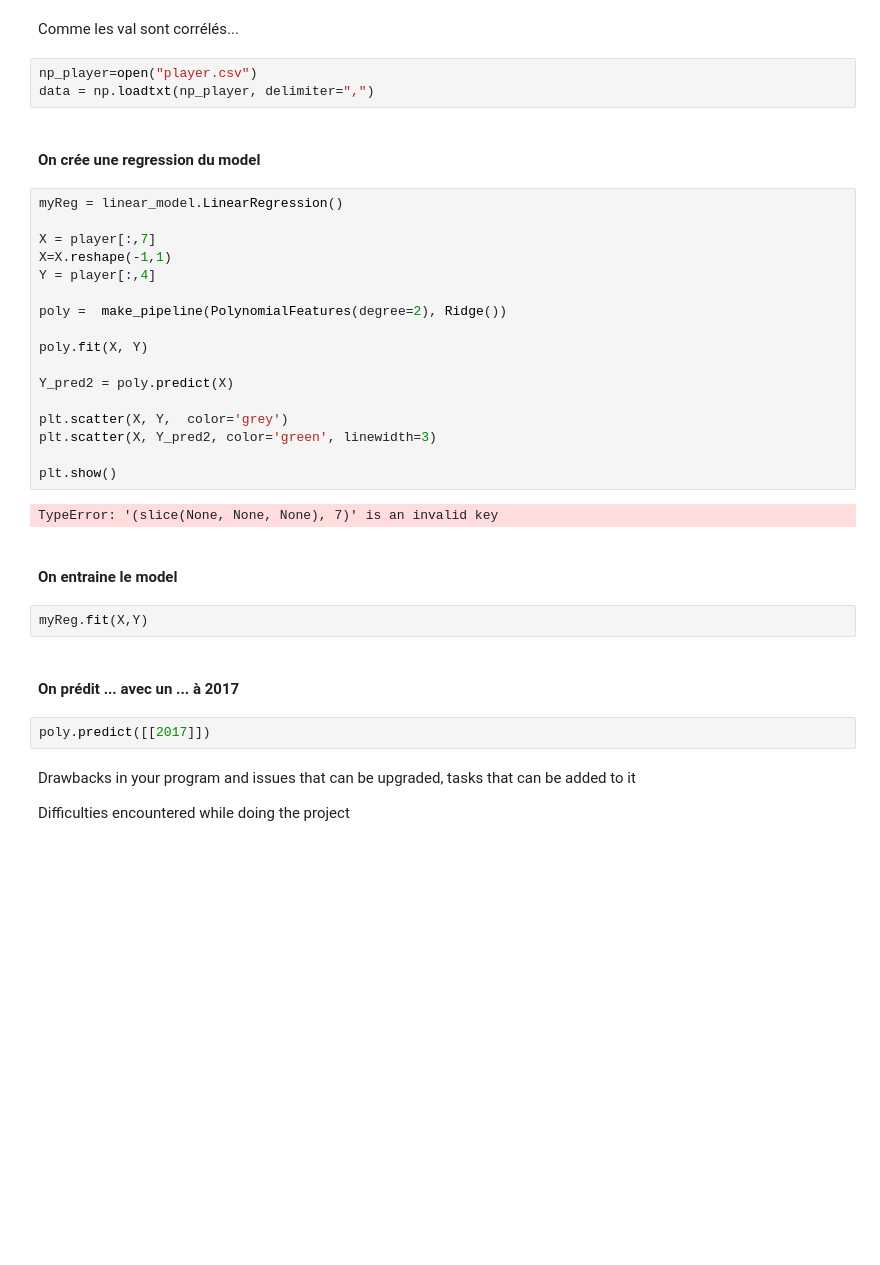
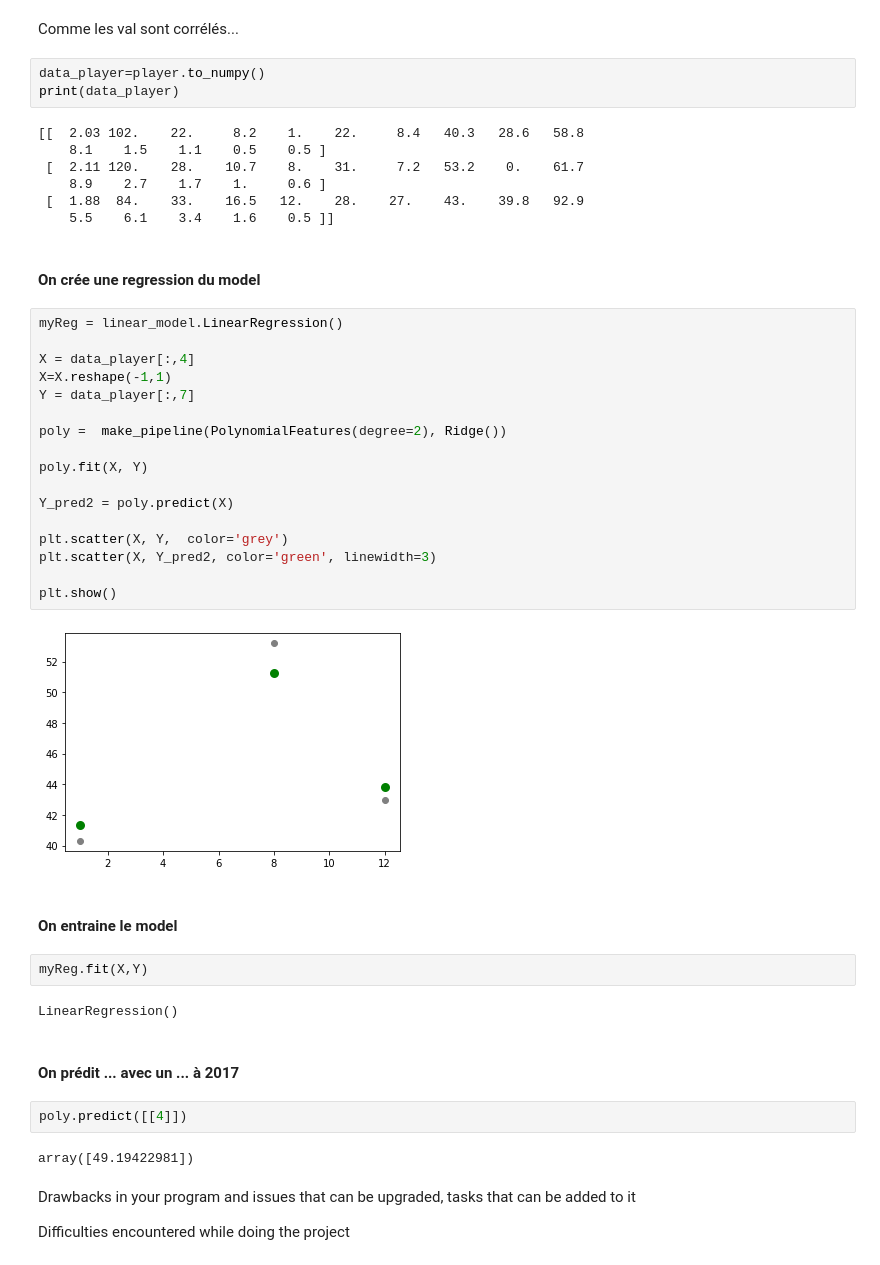
Before and after one commit to py2378/project_nba_python, a Jupyter notebook: nba_stat.ipynb, the cells around one changed output. Cells and saved outputs as stored; diff of their text form; blank space fills up the shorter version.

Commit message:
Predict

```diff
--- a/nba_stat.ipynb
+++ b/nba_stat.ipynb
@@ -67,38 +67,49 @@ heatmap.set_title('Correlation Heatmap', fontdict={'fontsize':12}, pad=12);
 ## Prediction
 # %% [markdown]
 Comme les val sont corrélés...
-# %%
-np_player=open("player.csv")
-data = np.loadtxt(np_player, delimiter=",")
+# %%
+data_player=player.to_numpy()
+print(data_player)
+# %% [output]
+[[  2.03 102.    22.     8.2    1.    22.     8.4   40.3   28.6   58.8
+    8.1    1.5    1.1    0.5    0.5 ]
+ [  2.11 120.    28.    10.7    8.    31.     7.2   53.2    0.    61.7
+    8.9    2.7    1.7    1.     0.6 ]
+ [  1.88  84.    33.    16.5   12.    28.    27.    43.    39.8   92.9
+    5.5    6.1    3.4    1.6    0.5 ]]
 # %% [markdown]
 #### On crée une regression du model
 # %%
 myReg = linear_model.LinearRegression()
 
-X = player[:,7]
+X = data_player[:,4]
 X=X.reshape(-1,1)
-Y = player[:,4]
+Y = data_player[:,7]
 
 poly =  make_pipeline(PolynomialFeatures(degree=2), Ridge())
 
 poly.fit(X, Y)
 
 Y_pred2 = poly.predict(X)
 
 plt.scatter(X, Y,  color='grey')
 plt.scatter(X, Y_pred2, color='green', linewidth=3)
 
 plt.show()
 # %% [output]
-TypeError: '(slice(None, None, None), 7)' is an invalid key
+[figure, added]
 # %% [markdown]
 #### On entraine le model
 # %%
 myReg.fit(X,Y)
+# %% [output]
+LinearRegression()
 # %% [markdown]
 #### On prédit ... avec un ... à 2017
 # %%
-poly.predict([[2017]])
+poly.predict([[4]])
+# %% [output]
+array([49.19422981])
 # %% [markdown]
 Drawbacks in your program and issues that can be upgraded, tasks that can be added to it
 
```
